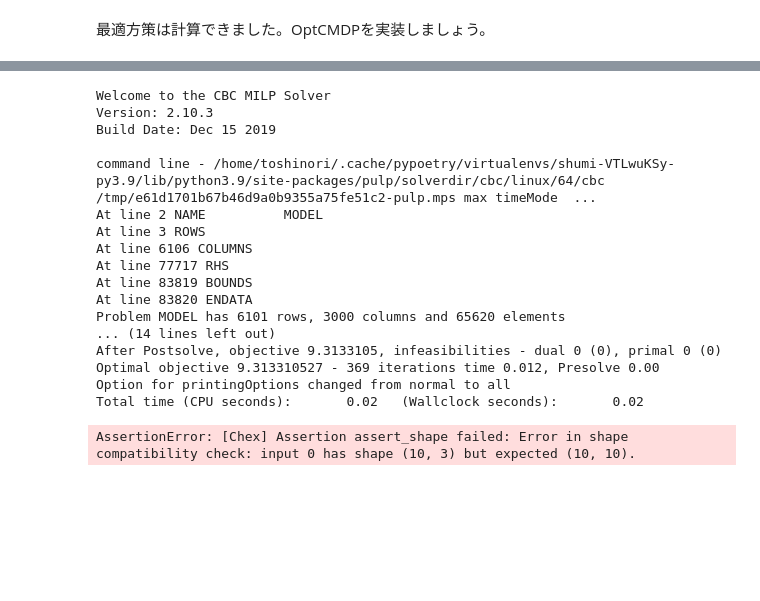
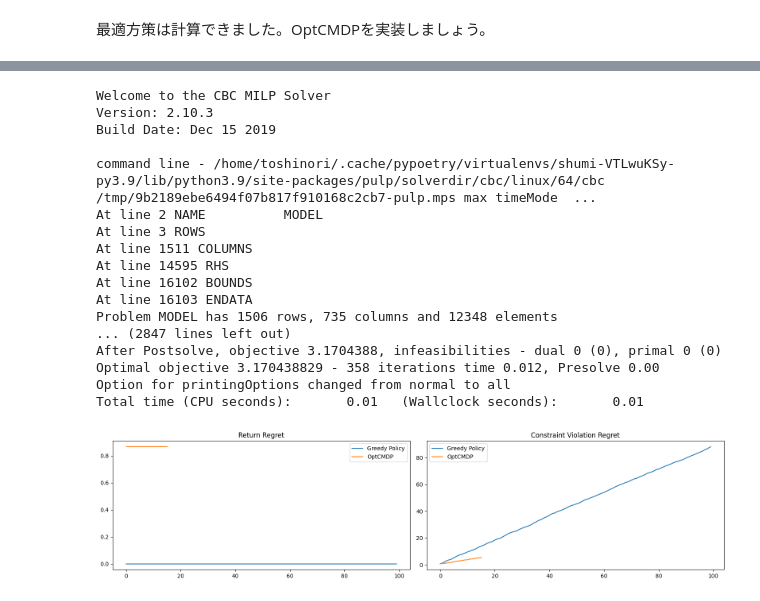
Before and after one commit to syuntoku14/Shumi-Note, a Jupyter notebook: notebooks/RL_CMDP_explore_exploit.ipynb, the cells around one changed output, grey strips where cells are left out. Saved outputs shown, nothing was run; the diff lists cells and outputs as text; code cells hidden in the pictures; blank space fills up the shorter version.

Commit message:
Update: OptCMDP

```diff
--- a/notebooks/RL_CMDP_explore_exploit.ipynb
+++ b/notebooks/RL_CMDP_explore_exploit.ipynb
@@ -369,11 +369,11 @@ from jax.random import PRNGKey
 
 key = PRNGKey(0)
 
-S = 10  # 状態集合のサイズ
+S = 7  # 状態集合のサイズ
 A = 3  # 行動集合のサイズ
 S_set = jnp.arange(S)  # 状態集合
 A_set = jnp.arange(A)  # 行動集合
-H = 10  # ホライゾン
+H = 5  # ホライゾン
 
 # 報酬行列を適当に作ります
 key, _ = jax.random.split(key)
@@ -786,37 +841,51 @@ KeyboardInterrupt:
+# %%
+iteration = 100
+# uni_regrets_rew, uni_regrets_vio = UniformPolicy(mdp, iteration)
+# uni_regrets_rew = np.cumsum(uni_regrets_rew)
+# uni_regrets_vio = np.cumsum(uni_regrets_vio)
+
+gr_regrets_rew, gr_regrets_vio = OptimalGreedyPolicy(mdp, iteration)
+gr_regrets_rew = np.cumsum(gr_regrets_rew)
+gr_regrets_vio = np.cumsum(gr_regrets_vio)
+
+
+regrets_rew, regrets_vio = OptCMDP(mdp, iteration)
+regrets_rew = np.cumsum(regrets_rew)
+regrets_vio = np.cumsum(regrets_vio)
+# %% [output]
+Welcome to the CBC MILP Solver
+Version: 2.10.3
+Build Date: Dec 15 2019
+
+command line - /home/toshinori/.cache/pypoetry/virtualenvs/shumi-VTLwuKSy-py3.9/lib/python3.9/site-packages/pulp/solverdir/cbc/linux/64/cbc /tmp/9b2189ebe6494f07b817f910168c2cb7-pulp.mps max timeMode  ...
+At line 2 NAME          MODEL
+At line 3 ROWS
+At line 1511 COLUMNS
+At line 14595 RHS
+At line 16102 BOUNDS
+At line 16103 ENDATA
+Problem MODEL has 1506 rows, 735 columns and 12348 elements
+... (2847 lines left out)
+After Postsolve, objective 3.1704388, infeasibilities - dual 0 (0), primal 0 (0)
+Optimal objective 3.170438829 - 358 iterations time 0.012, Presolve 0.00
+Option for printingOptions changed from normal to all
+Total time (CPU seconds):       0.01   (Wallclock seconds):       0.01
 # %%
-iteration = 1000
-regrets_rew, regrets_vio = OptCMDP(mdp, iteration)
-regrets_rew = np.cumsum(regrets_rew)
-regrets_vio = np.cumsum(regrets_vio)
-
 plt.figure(figsize=(16, 4))
 plt.subplot(1, 2, 1)
 plt.title("Return Regret")
-plt.plot(regrets_rew, label="Uniform Policy")
+# plt.plot(uni_regrets_rew, label="Uniform Policy")
+plt.plot(gr_regrets_rew, label="Greedy Policy")
+plt.plot(regrets_rew, label="OptCMDP")
 plt.legend()
 
 plt.subplot(1, 2, 2)
 plt.title("Constraint Violation Regret")
-plt.plot(regrets_vio, label="Uniform Policy")
+# plt.plot(uni_regrets_vio, label="Uniform Policy")
+plt.plot(gr_regrets_vio, label="Greedy Policy")
+plt.plot(regrets_vio, label="OptCMDP")
 plt.legend()
 
 plt.tight_layout()
 # %% [output]
-Welcome to the CBC MILP Solver
-Version: 2.10.3
-Build Date: Dec 15 2019
-
-command line - /home/toshinori/.cache/pypoetry/virtualenvs/shumi-VTLwuKSy-py3.9/lib/python3.9/site-packages/pulp/solverdir/cbc/linux/64/cbc /tmp/e61d1701b67b46d9a0b9355a75fe51c2-pulp.mps max timeMode  ...
-At line 2 NAME          MODEL
-At line 3 ROWS
-At line 6106 COLUMNS
-At line 77717 RHS
-At line 83819 BOUNDS
-At line 83820 ENDATA
-Problem MODEL has 6101 rows, 3000 columns and 65620 elements
-... (14 lines left out)
-After Postsolve, objective 9.3133105, infeasibilities - dual 0 (0), primal 0 (0)
-Optimal objective 9.313310527 - 369 iterations time 0.012, Presolve 0.00
-Option for printingOptions changed from normal to all
-Total time (CPU seconds):       0.02   (Wallclock seconds):       0.02
-AssertionError: [Chex] Assertion assert_shape failed: Error in shape compatibility check: input 0 has shape (10, 3) but expected (10, 10).
+[figure, added]
```
Also changed, not shown: parts of 8 cells of this notebook.
